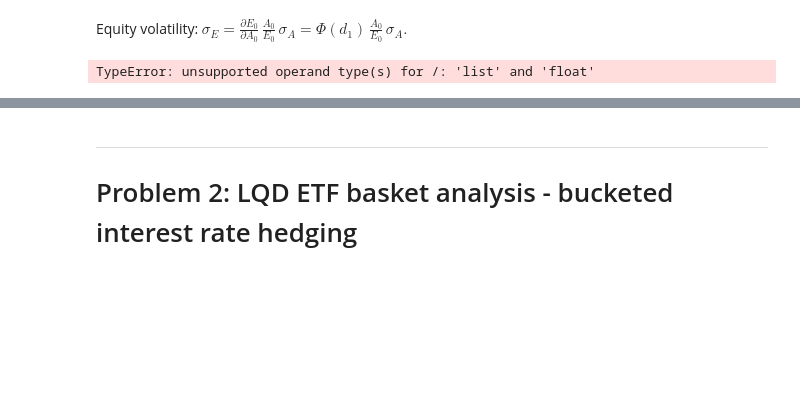
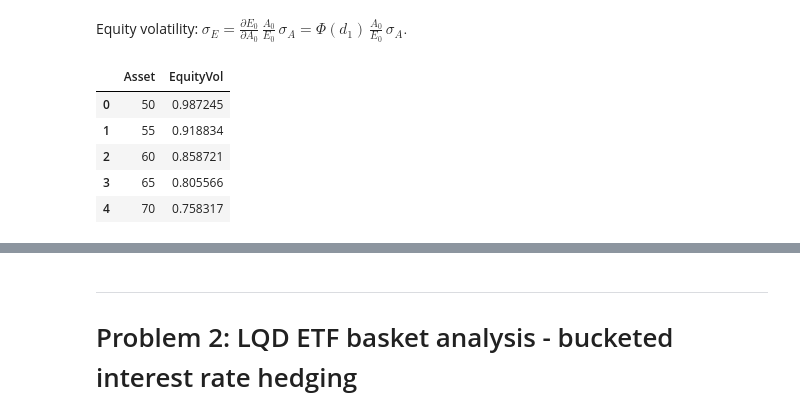
Before and after one commit to Anand-Nakhate/credit-markets, a Jupyter notebook: Homework_7/FINM 35700_CreditMarkets_Spring2025_Homework_7.ipynb, the cells around one changed output, grey strips where cells are left out. Drawn from its saved outputs; the diff is of its cells as text; code cells hidden in the pictures; blank space fills up the shorter version.

```diff
--- a/Homework_7/FINM 35700_CreditMarkets_Spring2025_Homework_7.ipynb
+++ b/Homework_7/FINM 35700_CreditMarkets_Spring2025_Homework_7.ipynb
@@ -291,16 +271,21 @@ $
 $
 # %%
 vols = []
-for A in results:
+for A, _, _, _, _, _, _ in results:
     d1g = (np.log(A/K) + (r + 0.5*sigma_A**2)*T) / (sigma_A*np.sqrt(T))
     E_ = A * norm.cdf(d1g) - K * np.exp(-r*T) * norm.cdf(d1g - sigma_A*np.sqrt(T))
     sigma_E = norm.cdf(d1g) * (A/E_) * sigma_A
     vols.append((A, sigma_E))
 
 vdf = pd.DataFrame(vols, columns=["Asset", "EquityVol"])
 display(vdf.head())
 # %% [output]
-TypeError: unsupported operand type(s) for /: 'list' and 'float'
+|  | Asset | EquityVol |
+| 0 | 50 | 0.987245 |
+| 1 | 55 | 0.918834 |
+| 2 | 60 | 0.858721 |
+| 3 | 65 | 0.805566 |
+| 4 | 70 | 0.758317 |
 # %%
 # Equity Volatility vs Asset
 plt.figure(figsize=(6,4))
```
Also changed, not shown: parts of 38 cells of this notebook.
